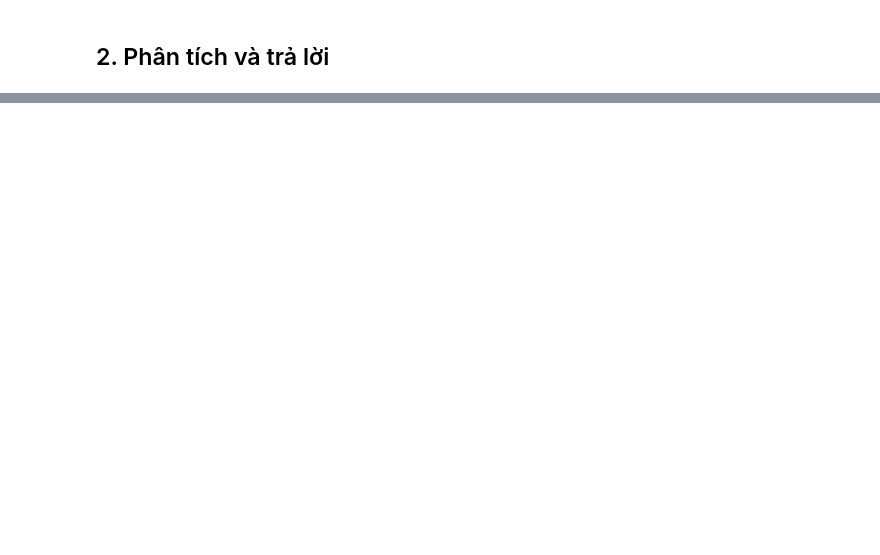
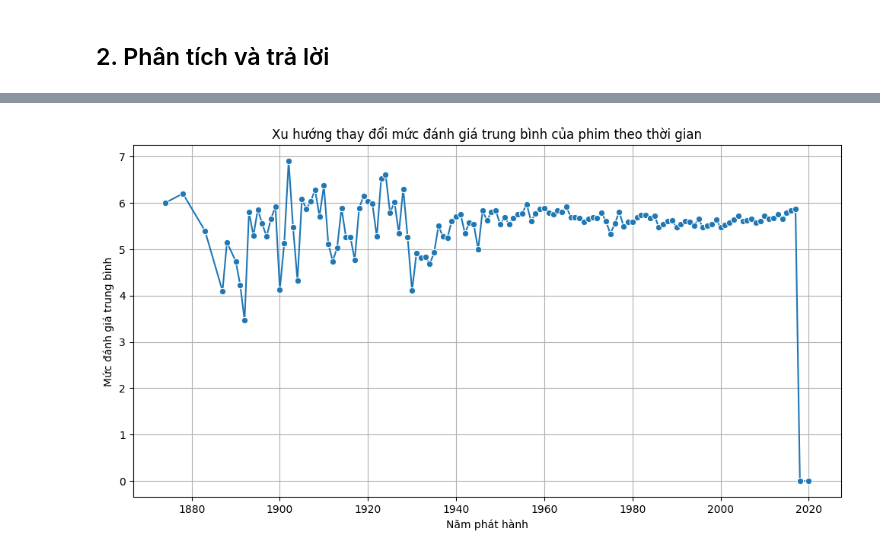
Before and after one commit to hoangfitus/csc17104-movies-eda, a Jupyter notebook: questions_and_answers.ipynb, the cells around one changed output, grey strips where cells are left out. Saved outputs shown, nothing was run; the diff lists cells and outputs as text; code cells hidden in the pictures; blank space fills up the shorter version.

```diff
--- a/questions_and_answers.ipynb
+++ b/questions_and_answers.ipynb
@@ -37,0 +59,4 @@ movies.head(5)
+# %%
+#Tạo cột mới cho năm phát hành
+movies['release_year'] = pd.to_datetime(movies['release_date'], errors='coerce').dt.year
+movies['release_year']
@@ -37,0 +76,4 @@ movies.head(5)
+# %%
+#Tính mức đánh giá trung bình theo năm để phân tích xu hướng đánh giá theo thời gian
+avg_ratings_per_year = movies.groupby('release_year')['vote_average'].mean().reset_index()
+avg_ratings_per_year
@@ -37,0 +94,10 @@ movies.head(5)
+# %%
+plt.figure(figsize=(12, 6))
+sns.lineplot(data=avg_ratings_per_year, x='release_year', y='vote_average', marker='o')
+plt.title('Xu hướng thay đổi mức đánh giá trung bình của phim theo thời gian')
+plt.xlabel('Năm phát hành')
+plt.ylabel('Mức đánh giá trung bình')
+plt.grid(True)
+plt.show()
+# %% [output]
+[figure, added]
```
Also changed, not shown: parts of 15 cells of this notebook, 2 other files.
